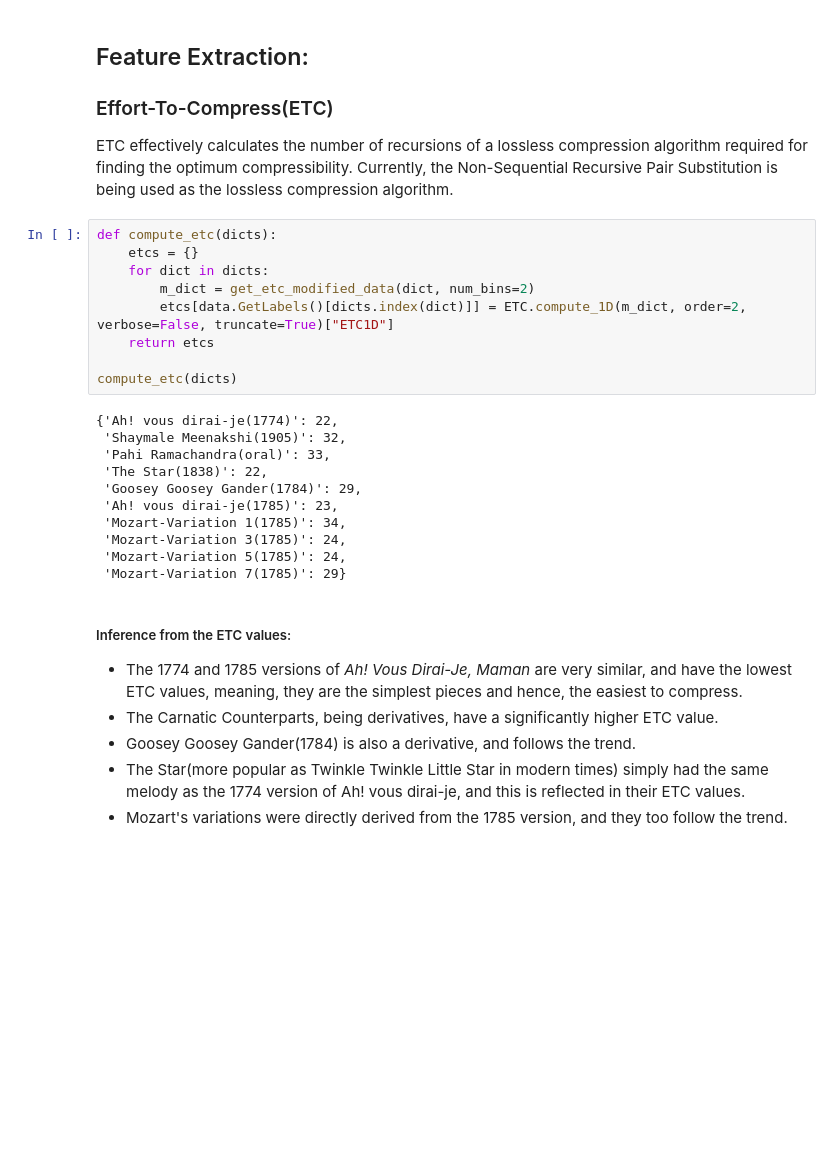
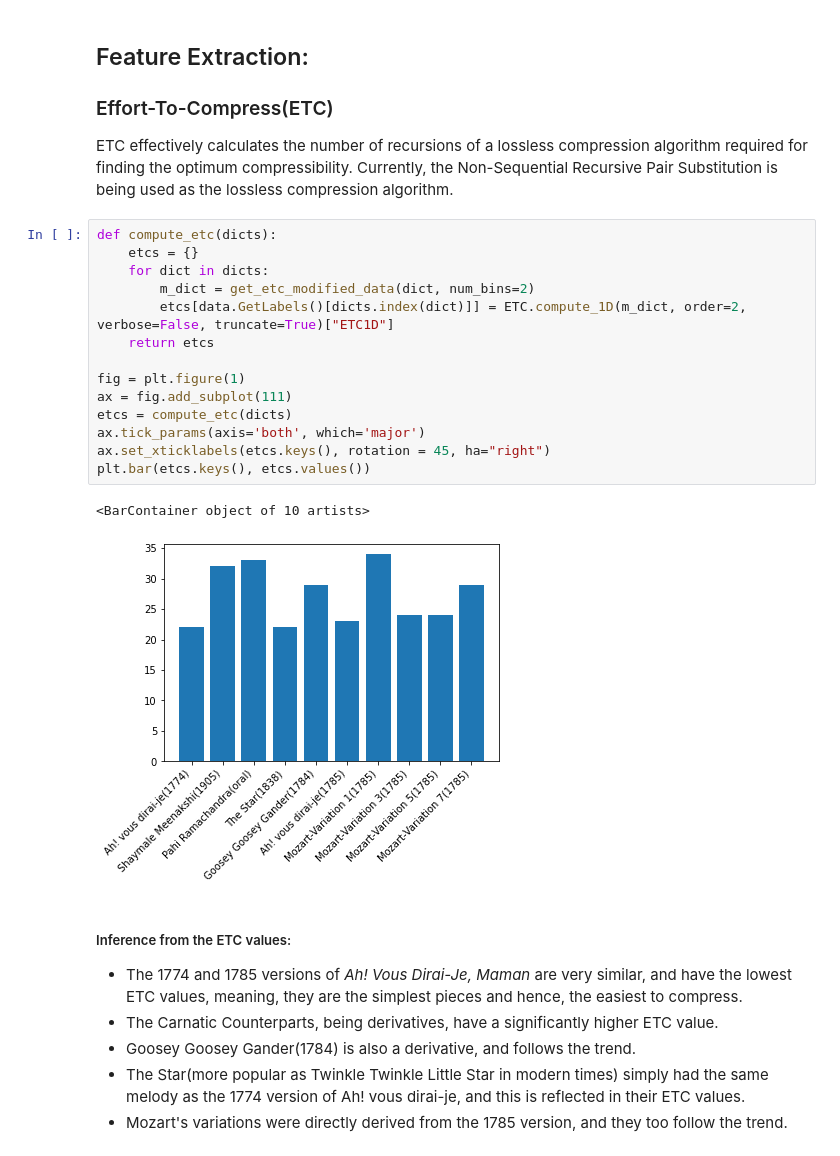
Before and after one commit to thekoc11/notation-metrics, a Jupyter notebook: scratch.ipynb, the cells around one changed output. Saved outputs shown, nothing was run; the diff lists cells and outputs as text; blank space fills up the shorter version.

Commit message:
Added ETC histogram

```diff
--- a/scratch.ipynb
+++ b/scratch.ipynb
@@ -75,23 +73,20 @@ ETC effectively calculates the number of recursions of a lossless compression al
 # %%
 def compute_etc(dicts):
     etcs = {}
     for dict in dicts:
         m_dict = get_etc_modified_data(dict, num_bins=2)
         etcs[data.GetLabels()[dicts.index(dict)]] = ETC.compute_1D(m_dict, order=2, verbose=False, truncate=True)["ETC1D"]
     return etcs
 
-compute_etc(dicts)
+fig = plt.figure(1)
+ax = fig.add_subplot(111)
+etcs = compute_etc(dicts)
+ax.tick_params(axis='both', which='major')
+ax.set_xticklabels(etcs.keys(), rotation = 45, ha="right")
+plt.bar(etcs.keys(), etcs.values())
 # %% [output]
-{'Ah! vous dirai-je(1774)': 22,
- 'Shaymale Meenakshi(1905)': 32,
- 'Pahi Ramachandra(oral)': 33,
- 'The Star(1838)': 22,
- 'Goosey Goosey Gander(1784)': 29,
- 'Ah! vous dirai-je(1785)': 23,
- 'Mozart-Variation 1(1785)': 34,
- 'Mozart-Variation 3(1785)': 24,
- 'Mozart-Variation 5(1785)': 24,
- 'Mozart-Variation 7(1785)': 29}
+<BarContainer object of 10 artists>
+[figure, added]
 # %% [markdown]
 ##### Inference from the ETC values:
 
```
Also changed, not shown: parts of 3 cells of this notebook.
